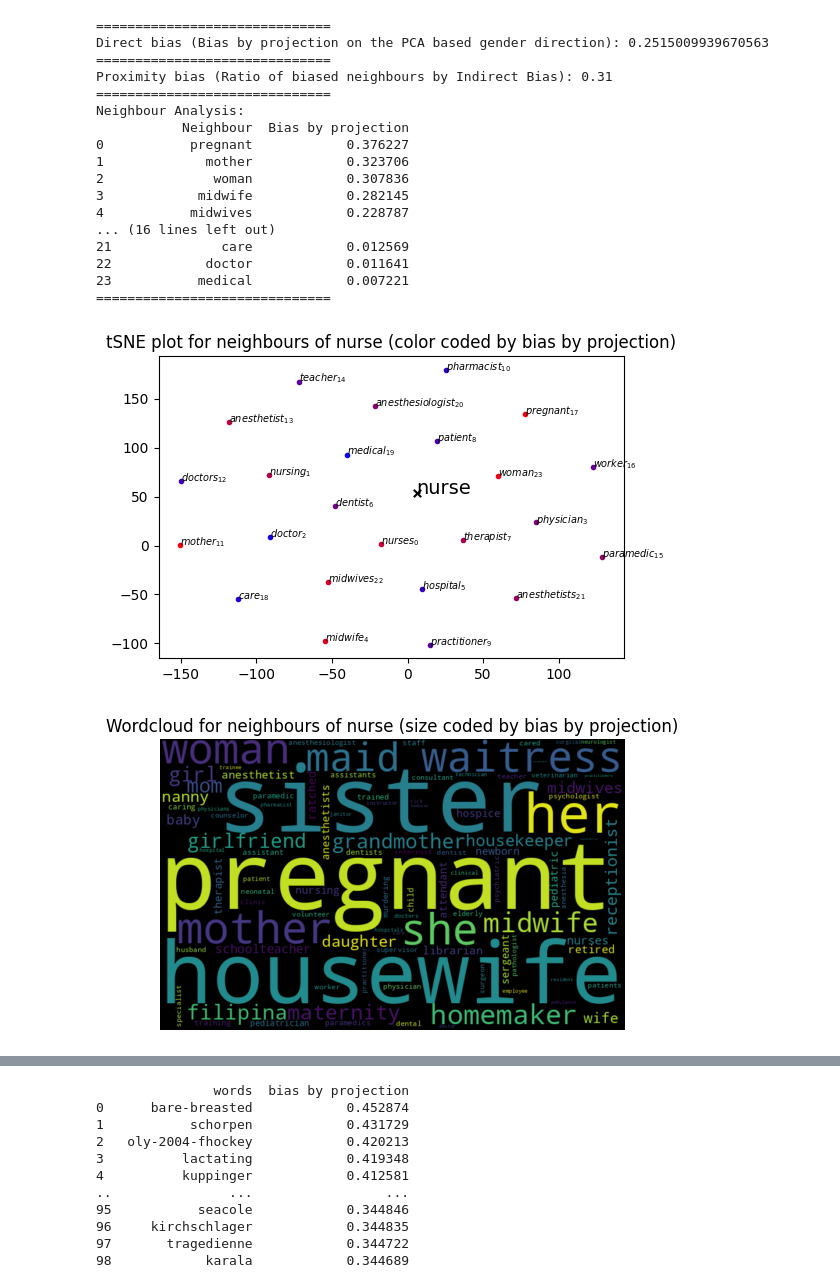
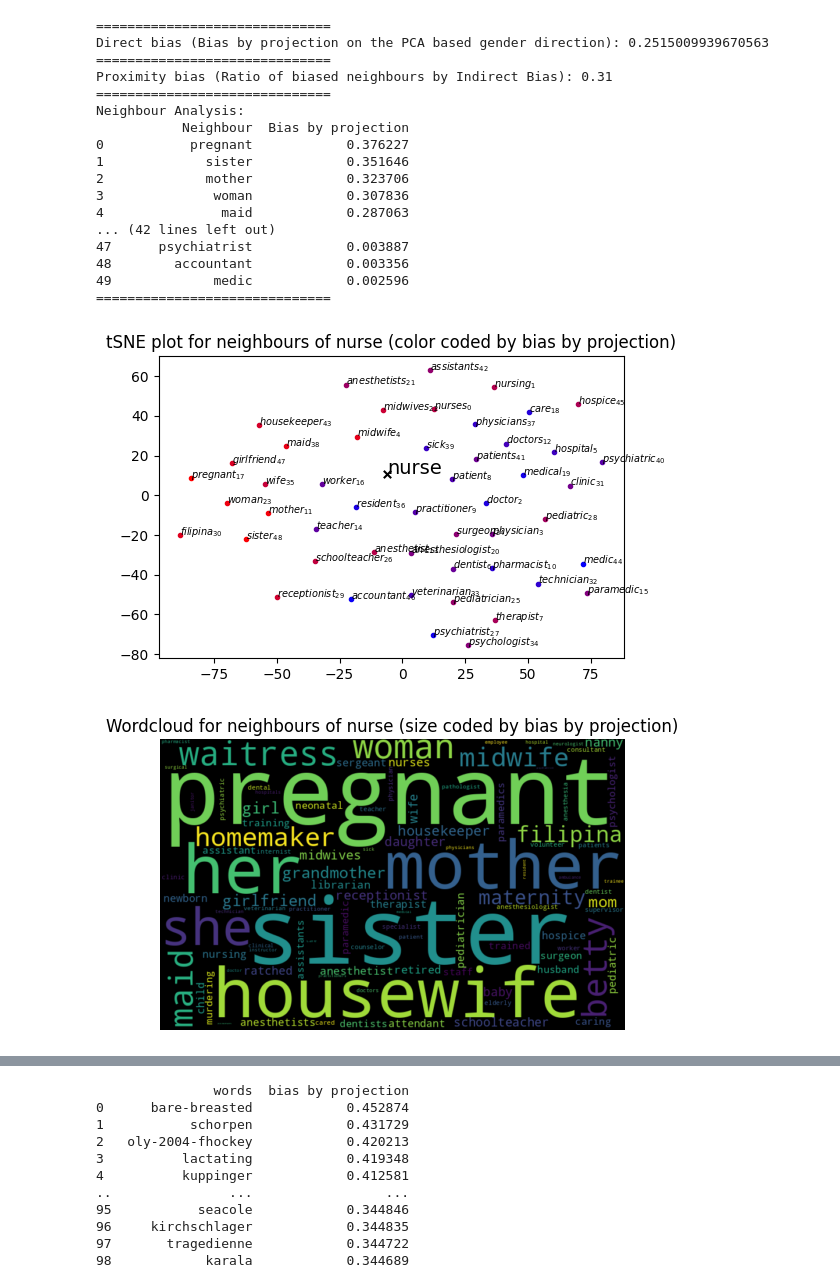
Before and after one commit to FEE-Fair-Embedding-Engine/FEE, a Jupyter notebook: examples/Feature Showcase.ipynb, the cells around one changed output, grey strips where cells are left out. Saved outputs shown, nothing was run; the diff lists cells and outputs as text; code cells hidden in the pictures.

```diff
--- a/examples/Feature Showcase.ipynb
+++ b/examples/Feature Showcase.ipynb
@@ -17,0 +19,7 @@ E = loader.WE().load(ename = 'glove-wiki-gigaword-300', normalize=True)
+# %%
+# Refer gensim for a list of models: https://github.com/RaRe-Technologies/gensim-data#models
+model_name = 'glove-wiki-gigaword-300'
+E = loader.WE().load(
+        ename=model_name,
+        normalize=True
+    )
@@ -18,22 +43,22 @@ E = loader.WE().load(ename = 'glove-wiki-gigaword-300', normalize=True)
 # %%
-WordReport(E).generate('nurse', n=25)
+WordReport(E).generate('nurse')
 # %% [output]
 ==============================
 Direct bias (Bias by projection on the PCA based gender direction): 0.2515009939670563
 ==============================
 Proximity bias (Ratio of biased neighbours by Indirect Bias): 0.31
 ==============================
 Neighbour Analysis:
            Neighbour  Bias by projection
 0           pregnant            0.376227
-1             mother            0.323706
-2              woman            0.307836
-3            midwife            0.282145
-4           midwives            0.228787
-... (16 lines left out)
-21              care            0.012569
-22            doctor            0.011641
-23           medical            0.007221
+1             sister            0.351646
+2             mother            0.323706
+3              woman            0.307836
+4               maid            0.287063
+... (42 lines left out)
+47      psychiatrist            0.003887
+48        accountant            0.003356
+49             medic            0.002596
 ==============================
-[figure, old version]
+[figure, new version]
-[figure, old version]
+[figure, new version]
```
Also changed, not shown: parts of 41 cells of this notebook, 5 other files.
